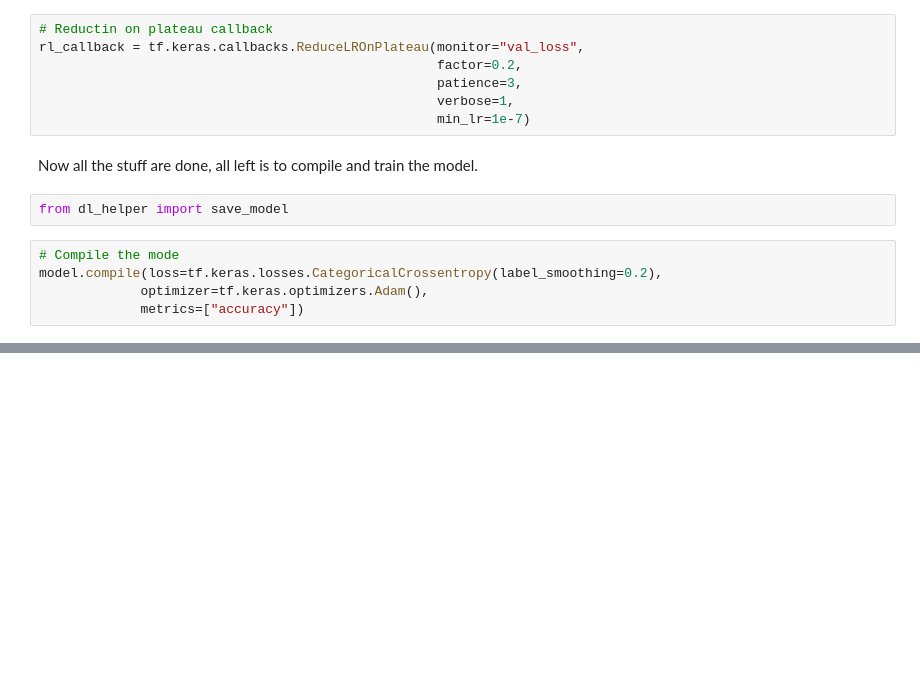
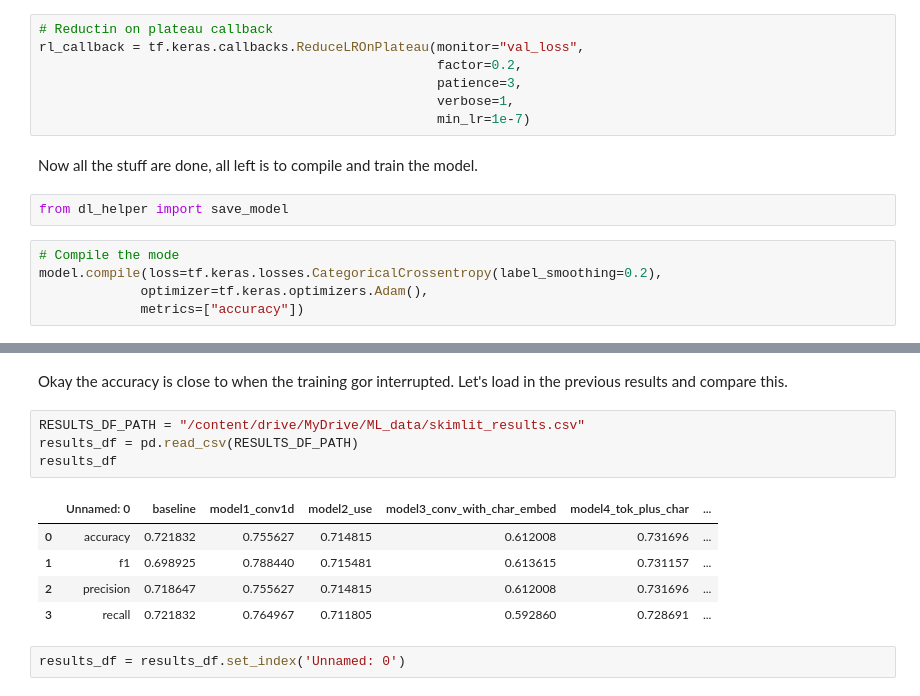
Before and after one commit to JpChii/ML-Projects, a Jupyter notebook: 09_skim_lit_40k_dataset.ipynb, the cells around one changed output, grey strips where cells are left out. Cells and saved outputs as stored; diff of their text form; blank space fills up the shorter version.

```diff
--- a/09_skim_lit_40k_dataset.ipynb
+++ b/09_skim_lit_40k_dataset.ipynb
@@ -678,0 +708,14 @@ for layer in model.layers:
+# %% [markdown]
+Okay the accuracy is close to when the training gor interrupted. Let's load in the previous results and compare this.
+# %%
+RESULTS_DF_PATH = "/content/drive/MyDrive/ML_data/skimlit_results.csv"
+results_df = pd.read_csv(RESULTS_DF_PATH)
+results_df
+# %% [output]
+|  | Unnamed: 0 | baseline | model1_conv1d | model2_use | model3_conv_with_char_embed | model4_tok_plus_char | ... |
+| 0 | accuracy | 0.721832 | 0.755627 | 0.714815 | 0.612008 | 0.731696 | ... |
+| 1 | f1 | 0.698925 | 0.788440 | 0.715481 | 0.613615 | 0.731157 | ... |
+| 2 | precision | 0.718647 | 0.755627 | 0.714815 | 0.612008 | 0.731696 | ... |
+| 3 | recall | 0.721832 | 0.764967 | 0.711805 | 0.592860 | 0.728691 | ... |
+# %%
+results_df = results_df.set_index('Unnamed: 0')
```
Also changed, not shown: parts of 37 cells of this notebook.
